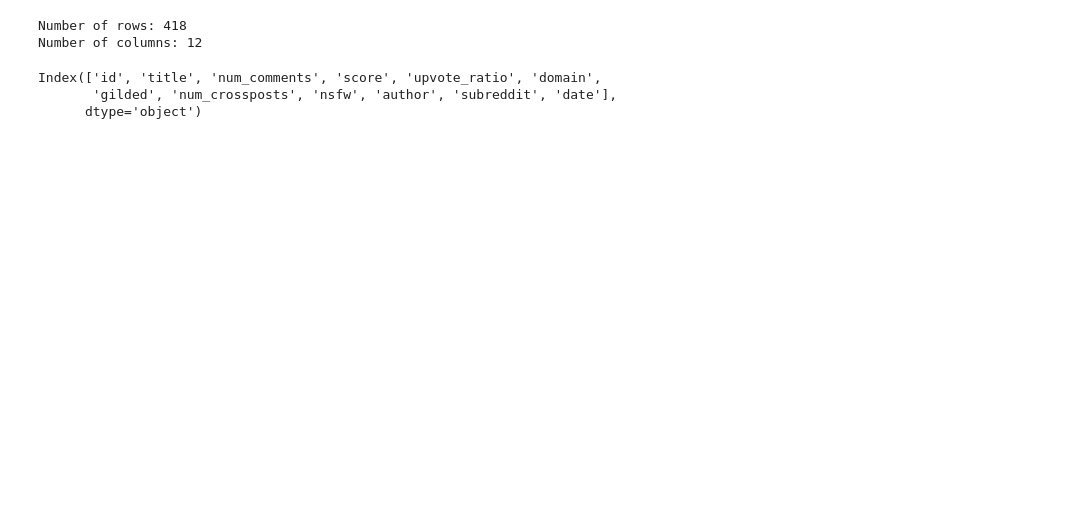
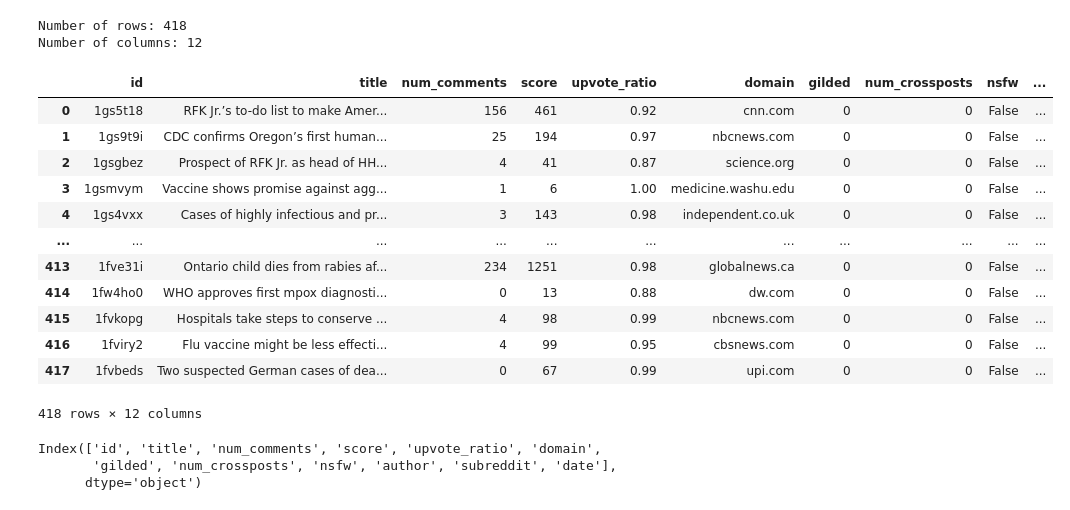
Before and after one commit to Olayemi-cloud/jh24993_EMATM0048---Python-Project, a Jupyter notebook: jh24993_EMATM0048_Q2.ipynb, the cells around one changed output. Cells and saved outputs as stored; diff of their text form; code cells hidden in the pictures; blank space fills up the shorter version.

```diff
--- a/jh24993_EMATM0048_Q2.ipynb
+++ b/jh24993_EMATM0048_Q2.ipynb
@@ -95,6 +93,22 @@ Number of rows: 418
 Number of columns: 12
 # %%
 health_reddit = pd.read_csv('health_reddit_data_with_dates_arrow.csv')
+# %%
+health_reddit
+# %% [output]
+|  | id | title | num_comments | score | upvote_ratio | domain | gilded | num_crossposts | nsfw | ... |
+| 0 | 1gs5t18 | RFK Jr.’s to-do list to make Amer... | 156 | 461 | 0.92 | cnn.com | 0 | 0 | False | ... |
+| 1 | 1gs9t9i | CDC confirms Oregon’s first human... | 25 | 194 | 0.97 | nbcnews.com | 0 | 0 | False | ... |
+| 2 | 1gsgbez | Prospect of RFK Jr. as head of HH... | 4 | 41 | 0.87 | science.org | 0 | 0 | False | ... |
+| 3 | 1gsmvym | Vaccine shows promise against agg... | 1 | 6 | 1.00 | medicine.washu.edu | 0 | 0 | False | ... |
+| 4 | 1gs4vxx | Cases of highly infectious and pr... | 3 | 143 | 0.98 | independent.co.uk | 0 | 0 | False | ... |
+| ... | ... | ... | ... | ... | ... | ... | ... | ... | ... | ... |
+| 413 | 1fve31i | Ontario child dies from rabies af... | 234 | 1251 | 0.98 | globalnews.ca | 0 | 0 | False | ... |
+| 414 | 1fw4ho0 | WHO approves first mpox diagnosti... | 0 | 13 | 0.88 | dw.com | 0 | 0 | False | ... |
+| 415 | 1fvkopg | Hospitals take steps to conserve ... | 4 | 98 | 0.99 | nbcnews.com | 0 | 0 | False | ... |
+| 416 | 1fviry2 | Flu vaccine might be less effecti... | 4 | 99 | 0.95 | cbsnews.com | 0 | 0 | False | ... |
+| 417 | 1fvbeds | Two suspected German cases of dea... | 0 | 67 | 0.99 | upi.com | 0 | 0 | False | ... |
+418 rows × 12 columns
 # %%
 health_reddit.columns
 # %% [output]
```
Also changed, not shown: parts of 18 cells of this notebook.
